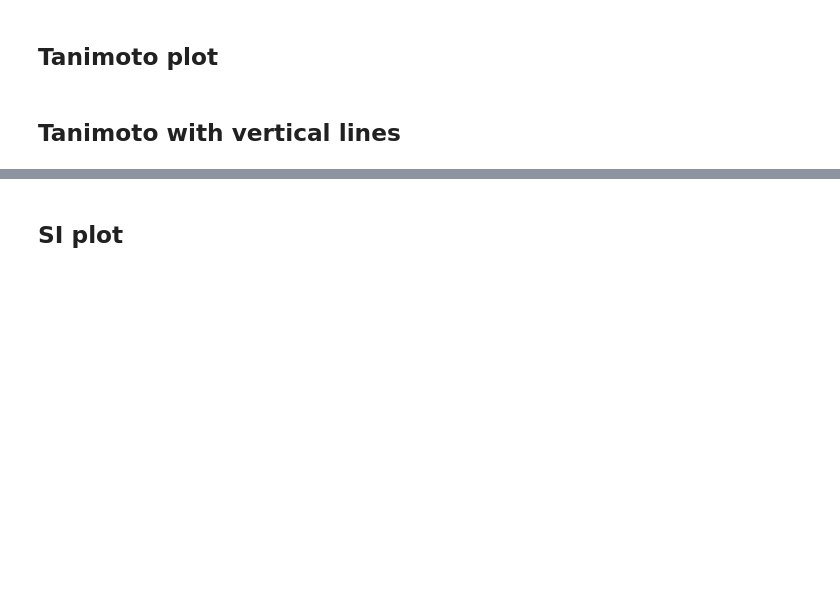
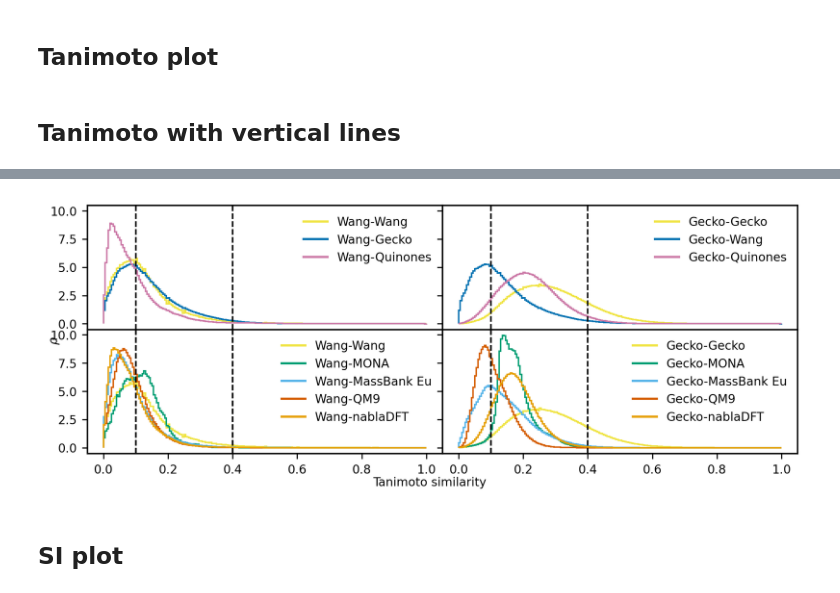
Before and after one commit to hilsan/atmospheric_compound_similarity_analysis, a Jupyter notebook: notebooks/for_manuscript.ipynb, the cells around one changed output, grey strips where cells are left out. Drawn from its saved outputs; the diff is of its cells as text; code cells hidden in the pictures; blank space fills up the shorter version.

```diff
--- a/notebooks/for_manuscript.ipynb
+++ b/notebooks/for_manuscript.ipynb
@@ -333,29 +405,40 @@ plt.savefig('../reports/figures/all_tanimoto_wang_220124'+'.png',  dpi=300, tran
 # %%
 nbins = 200
 bin_edges = np.linspace(0, 1, nbins + 1)
 total = np.zeros(nbins)
-colors = sns.color_palette('colorblind')
+
+# Define the color palette
+colorblind_palette = ['#D55E00', '#E69F00', '#009E73', '#56B4E9', '#0072B2', '#CC79A7', '#F0E442']
+
+# Set the palette
+sns.set_palette(colorblind_palette)
+colors = colorblind_palette
+
+color_atm = [colors[6], colors[4], colors[5]]
+color_natm = [colors[6],   colors[2],  colors[3], colors[0], colors[1]]
+
+
+legend='Gecko'
+fig, axs = plt.subplots(2,2, sharey=True, sharex=True, figsize=(18.0*cm,7.0*cm), dpi=300, gridspec_kw = {'wspace':0, 'hspace':0})
+plot_dataset_distr_outline(topo_atm_datasets_gecko, list(maccs_atm_datasets_gecko.keys()), bin_edges,
+                   1, axs, color_atm, '../reports/figures/atm_maccs_150124', legend)
+plot_dataset_distr_outline(topo_natm_datasets_gecko, list(maccs_natm_datasets_gecko.keys()),bin_edges,
+                   3, axs, color_natm, '../reports/figures/natm_maccs_150124', legend)
 legend='Wang'
-color_atm = [colors[8], colors[2], colors[4]]
-color_natm = [colors[8], colors[1],colors[5], colors[7], colors[0]]
-
-fig, axs = plt.subplots(2,2, sharey=True, sharex=True, figsize=(18.0*cm,7.0*cm), dpi=300, gridspec_kw = {'wspace':0, 'hspace':0})
-plot_dataset_distr_outline(maccs_atm_datasets_wang, list(maccs_atm_datasets_wang.keys()), bin_edges,
-                   1, axs, color_atm, '../reports/figures/atm_maccs_150124', legend)
-plot_dataset_distr_outline(maccs_natm_datasets_wang, list(maccs_natm_datasets_wang.keys()),bin_edges,
-                   3, axs, color_natm, '../reports/figures/natm_maccs_150124', legend)
 plot_dataset_distr_outline(topo_atm_datasets_wang, list(topo_atm_datasets_wang.keys()), bin_edges,
                    0, axs, color_atm, '../reports/figures/atm_topo_150124', legend)
 plot_dataset_distr_outline(topo_natm_datasets_wang, list(topo_natm_datasets_wang.keys()), bin_edges,
                    2, axs, color_natm, '../reports/figures/natm_topo_wang_150124', legend)
 fig.subplots_adjust(wspace=0, hspace=0)
 fig.text(0.5, 0.01, 'Tanimoto similarity', ha='center')
 fig.text(0.0, 0.5, r"$\rho$", va='center', rotation='vertical')
 
 plt.rc('xtick', labelsize=8)
 plt.rc('ytick', labelsize=8)
 plt.tight_layout()
-plt.savefig('../reports/figures/all_tanimoto_wang_outline_120324'+'.png',  dpi=300, transparent=True)
+plt.savefig('../reports/figures/all_tanimoto_top_outline_120324'+'.png',  dpi=300, transparent=True)
+# %% [output]
+[figure, added]
 # %%
 nbins = 200
 bin_edges = np.linspace(0, 1, nbins + 1)
```
Also changed, not shown: parts of 20 cells of this notebook.
